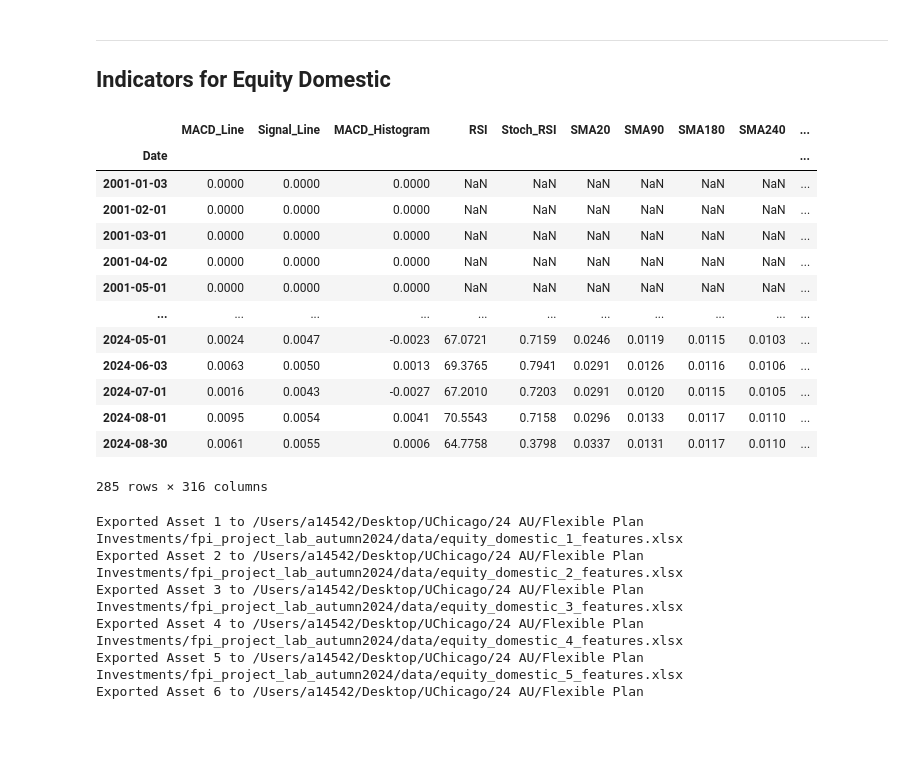
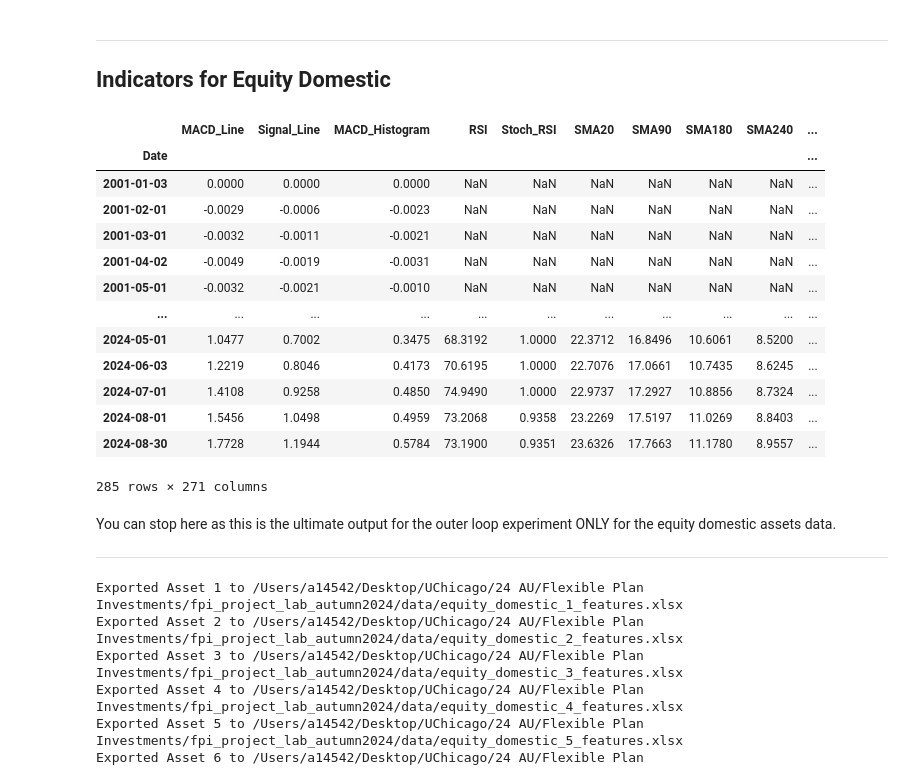
Before and after one commit to FlexiblePlanInvestmentsLtd/UniversityofChicago, a Jupyter notebook: analysis/pipeline_data_wrangle.ipynb, the cells around one changed output. Drawn from its saved outputs; the diff is of its cells as text; code cells hidden in the pictures; blank space fills up the shorter version.

Commit message:
new data pipline_outer loop adjustment + price data adjust

```diff
--- a/analysis/pipeline_data_wrangle.ipynb
+++ b/analysis/pipeline_data_wrangle.ipynb
@@ -328,7 +333,8 @@ def calculate_rsi(data, window=14):
 # %%
 def calculate_bollinger_bands(data, windows=[20, 90, 180, 240], num_std=2):
     """
-    Compute Bollinger Bands for multiple rolling window sizes.
+    Compute Bollinger Bands for multiple rolling window sizes based on return data
+    by first converting returns to a cumulative price series.
 
     Parameters:
     - data (pd.DataFrame): A DataFrame of daily percent return data.
@@ -338,23 +344,20 @@ def calculate_bollinger_bands(data, windows=[20, 90, 180, 240], num_std=2):
     Returns:
     - pd.DataFrame: Data with Bollinger Bands (MA, Upper, Lower) for each specified window.
     """
+    price_data = (1 + data).cumprod()
+
     bollinger_dfs = []
 
     for window in windows:
-        # Calculate moving average and rolling std deviation for each window
-        rolling_mean = data.rolling(window=window).mean()
-        rolling_std = data.rolling(window=window).std()
-
-        # Calculate upper and lower Bollinger Bands
+        rolling_mean = price_data.rolling(window=window).mean()
+        rolling_std = price_data.rolling(window=window).std()
         upper_band = rolling_mean + (rolling_std * num_std)
         lower_band = rolling_mean - (rolling_std * num_std)
 
-        # Rename columns to include the window size
         rolling_mean.columns = [f'SMA{window}_{col}' for col in data.columns]
         upper_band.columns = [f'Upper{window}_{col}' for col in data.columns]
         lower_band.columns = [f'Lower{window}_{col}' for col in data.columns]
 
-        # Combine the bands and moving average into one DataFrame
         bollinger_df = pd.concat([rolling_mean, upper_band, lower_band], axis=1)
         bollinger_dfs.append(bollinger_df)
 
@@ -688,7 +691,8 @@ def apply_indicators(data,
 
         # Add one-hot encoding for the asset and binary target variable (optional)
         one_hot_df = pd.DataFrame(0, index=combined_df.index, columns=[f'Asset_{i+1}' for i in range(len(assets))])
-        one_hot_df[f'Asset_{assets.index(asset) + 1}'] = 1
+        assets_list = list(assets)
+        one_hot_df[f'Asset_{assets_list.index(asset) + 1}'] = 1
         combined_df = pd.concat([combined_df, one_hot_df], axis=1)
 
         combined_df.columns = [re.sub(f'_Asset \d+', '', col) if not col.startswith('Asset_') else col
@@ -700,34 +704,48 @@ def apply_indicators(data,
 # %%
 roc_periods = [1, 3, 6, 9, 12]
 asset_columns = [col for col in equity_domestic_monthly_rets.columns if col.startswith('Asset')]
 
 indicators = {
     'ROC': lambda df: calculate_roc(df, roc_periods)
 }
 
-asset_dataframes = apply_indicators(
-    data=equity_domestic_monthly_rets,             # Weekly returns data for each asset
-    indicators=indicators,        # Dictionary of indicators
-    assets=asset_columns,         # List of asset columns
-    reference_data=equity_domestic   # Daily return data for indicators calculation
-)
+asset_dataframes_master={}
 
-asset_dataframes[asset_columns[0]]
+for i_investment in range(equity_domestic_monthly_rets.shape[1]):
+    data_in=pd.DataFrame(equity_domestic.iloc[:,i_investment]).dropna()
+    equity_domestic_monthly_rets_in=pd.DataFrame(equity_domestic_monthly_rets.loc[data_in.index[0]:])
+    columns_in=data_in.columns
+    asset_dataframes_out = apply_indicators(
+        data=equity_domestic_monthly_rets_in,             # Weekly returns data for each asset
+        indicators=indicators,        # Dictionary of indicators
+        assets=columns_in,         # List of asset columns
+        reference_data=data_in   # Daily return data for indicators calculation
+    )
+    asset_dataframes_master[i_investment]=asset_dataframes_out
+
+i_investment = 3
+asset_name = 'Asset 4'
+
+asset_dataframes = asset_dataframes_master[i_investment]
+asset_dataframes['Asset 4']
 # %% [output]
 |  | MACD_Line | Signal_Line | MACD_Histogram | RSI | Stoch_RSI | SMA20 | SMA90 | SMA180 | SMA240 | ... |
 | Date |  |  |  |  |  |  |  |  |  | ... |
 | 2001-01-03 | 0.0000 | 0.0000 | 0.0000 | NaN | NaN | NaN | NaN | NaN | NaN | ... |
-| 2001-02-01 | 0.0000 | 0.0000 | 0.0000 | NaN | NaN | NaN | NaN | NaN | NaN | ... |
-| 2001-03-01 | 0.0000 | 0.0000 | 0.0000 | NaN | NaN | NaN | NaN | NaN | NaN | ... |
-| 2001-04-02 | 0.0000 | 0.0000 | 0.0000 | NaN | NaN | NaN | NaN | NaN | NaN | ... |
-| 2001-05-01 | 0.0000 | 0.0000 | 0.0000 | NaN | NaN | NaN | NaN | NaN | NaN | ... |
+| 2001-02-01 | -0.0029 | -0.0006 | -0.0023 | NaN | NaN | NaN | NaN | NaN | NaN | ... |
+| 2001-03-01 | -0.0032 | -0.0011 | -0.0021 | NaN | NaN | NaN | NaN | NaN | NaN | ... |
+| 2001-04-02 | -0.0049 | -0.0019 | -0.0031 | NaN | NaN | NaN | NaN | NaN | NaN | ... |
+| 2001-05-01 | -0.0032 | -0.0021 | -0.0010 | NaN | NaN | NaN | NaN | NaN | NaN | ... |
 | ... | ... | ... | ... | ... | ... | ... | ... | ... | ... | ... |
-| 2024-05-01 | 0.0024 | 0.0047 | -0.0023 | 67.0721 | 0.7159 | 0.0246 | 0.0119 | 0.0115 | 0.0103 | ... |
-| 2024-06-03 | 0.0063 | 0.0050 | 0.0013 | 69.3765 | 0.7941 | 0.0291 | 0.0126 | 0.0116 | 0.0106 | ... |
-| 2024-07-01 | 0.0016 | 0.0043 | -0.0027 | 67.2010 | 0.7203 | 0.0291 | 0.0120 | 0.0115 | 0.0105 | ... |
-| 2024-08-01 | 0.0095 | 0.0054 | 0.0041 | 70.5543 | 0.7158 | 0.0296 | 0.0133 | 0.0117 | 0.0110 | ... |
-| 2024-08-30 | 0.0061 | 0.0055 | 0.0006 | 64.7758 | 0.3798 | 0.0337 | 0.0131 | 0.0117 | 0.0110 | ... |
+| 2024-05-01 | 1.0477 | 0.7002 | 0.3475 | 68.3192 | 1.0000 | 22.3712 | 16.8496 | 10.6061 | 8.5200 | ... |
+| 2024-06-03 | 1.2219 | 0.8046 | 0.4173 | 70.6195 | 1.0000 | 22.7076 | 17.0661 | 10.7435 | 8.6245 | ... |
+| 2024-07-01 | 1.4108 | 0.9258 | 0.4850 | 74.9490 | 1.0000 | 22.9737 | 17.2927 | 10.8856 | 8.7324 | ... |
+| 2024-08-01 | 1.5456 | 1.0498 | 0.4959 | 73.2068 | 0.9358 | 23.2269 | 17.5197 | 11.0269 | 8.8403 | ... |
+| 2024-08-30 | 1.7728 | 1.1944 | 0.5784 | 73.1900 | 0.9351 | 23.6326 | 17.7663 | 11.1780 | 8.9557 | ... |
-285 rows × 316 columns
+285 rows × 271 columns
+# %% [markdown]
+You can stop here as this is the ultimate output for the outer loop experiment ONLY for the equity domestic assets data.
+***
 # %%
 data_path = os.path.dirname(os.getcwd()) + '/data'
 os.makedirs(data_path, exist_ok=True)
```
Also changed, not shown: parts of 3 cells of this notebook, 2 other files.
